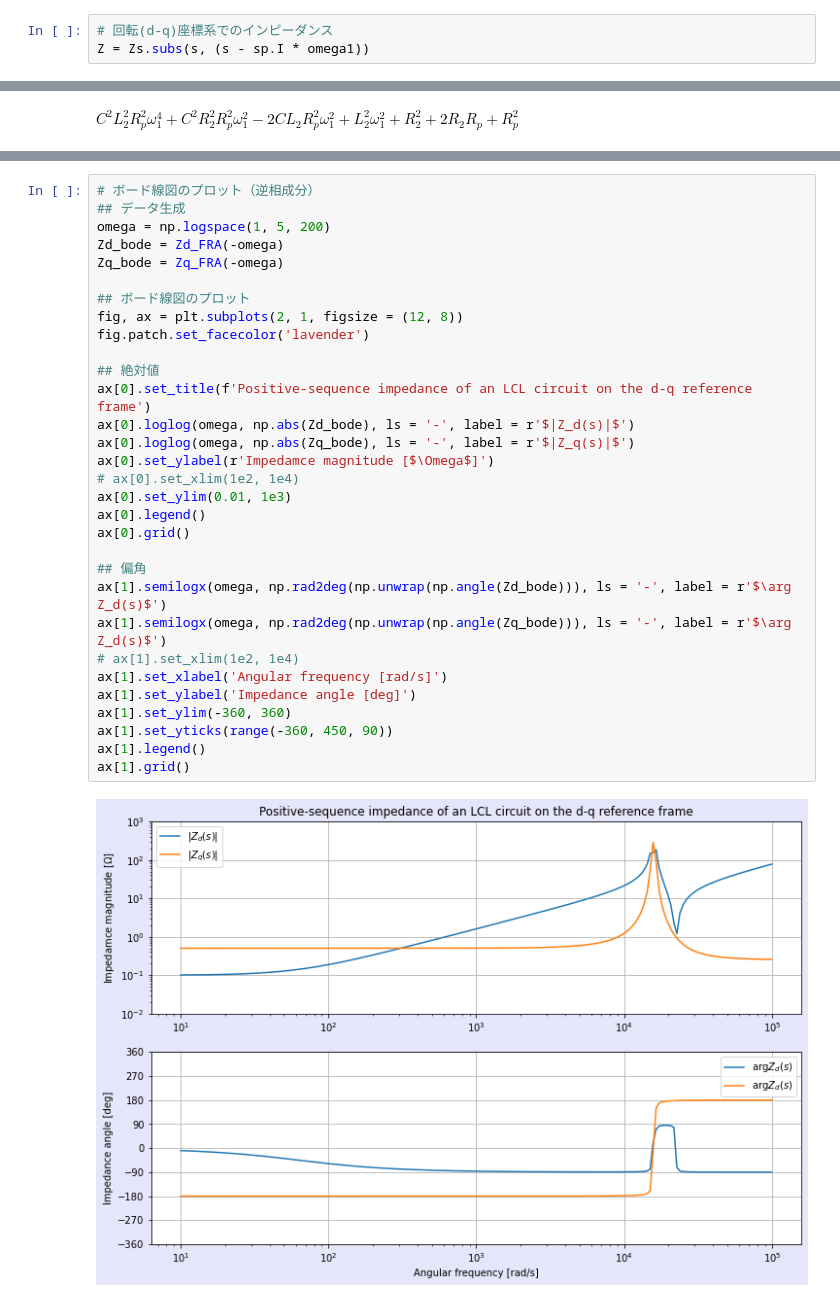
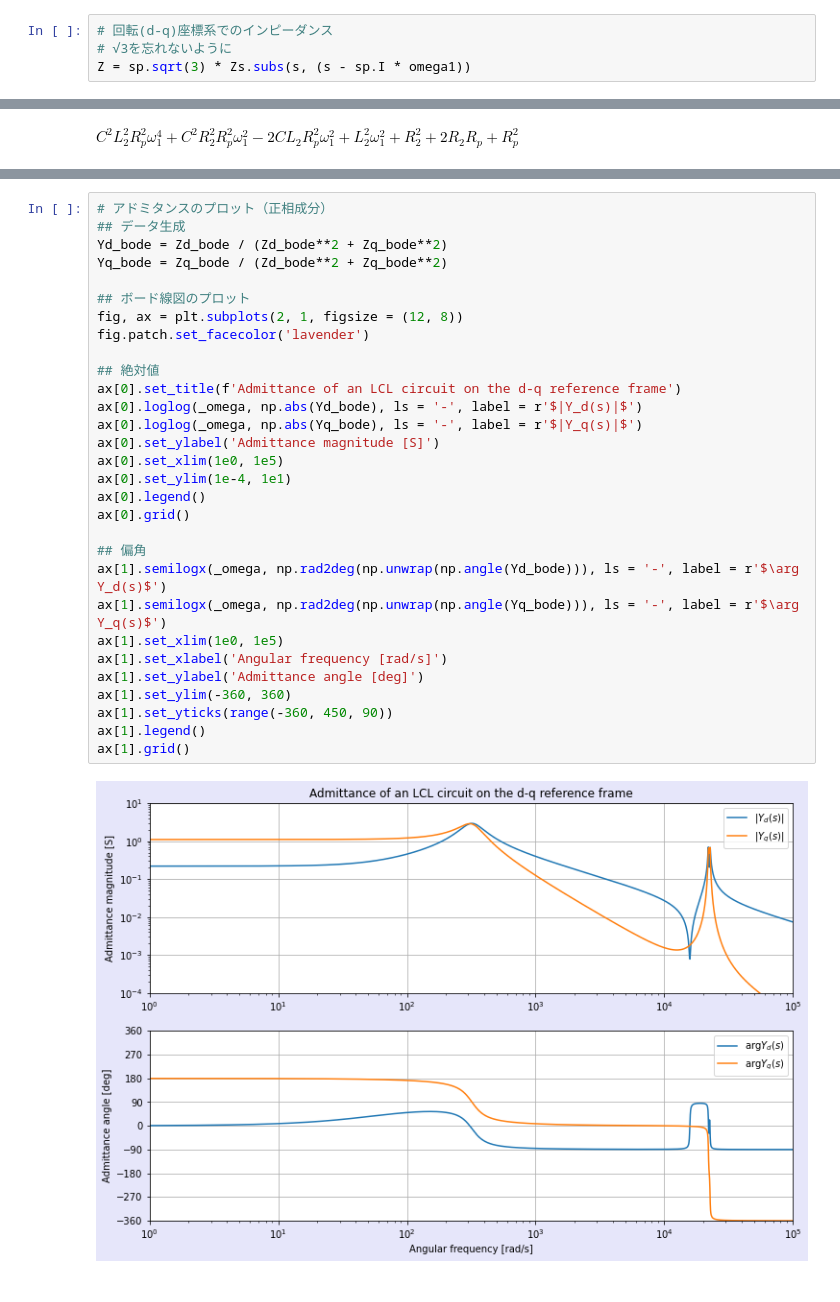
Before and after one commit to RR-Inyo/Zdq-of-LCL, a Jupyter notebook: Zdq-of-LCL.ipynb, the cells around one changed output, grey strips where cells are left out. Saved outputs shown, nothing was run; the diff lists cells and outputs as text.

```diff
--- a/Zdq-of-LCL.ipynb
+++ b/Zdq-of-LCL.ipynb
@@ -38,4 +38,5 @@ Zs.ratsimp().collect(s)
 $\displaystyle L_{1} s + R_{1} + \frac{L_{2} R_{p} s + R_{2} R_{p}}{C L_{2} R_{p} s^{2} + R_{2} + R_{p} + s \left(C R_{2} R_{p} + L_{2}\right)}$
 # %%
 # 回転(d-q)座標系でのインピーダンス
-Z = Zs.subs(s, (s - sp.I * omega1))
+# √3を忘れないように
+Z = sp.sqrt(3) * Zs.subs(s, (s - sp.I * omega1))
@@ -245,33 +267,32 @@ ax[1].grid()
 # %%
-# ボード線図のプロット（逆相成分）
+# アドミタンスのプロット（正相成分）
 ## データ生成
-omega = np.logspace(1, 5, 200)
-Zd_bode = Zd_FRA(-omega)
-Zq_bode = Zq_FRA(-omega)
+Yd_bode = Zd_bode / (Zd_bode**2 + Zq_bode**2)
+Yq_bode = Zq_bode / (Zd_bode**2 + Zq_bode**2)
 
 ## ボード線図のプロット
 fig, ax = plt.subplots(2, 1, figsize = (12, 8))
 fig.patch.set_facecolor('lavender')
 
 ## 絶対値
-ax[0].set_title(f'Positive-sequence impedance of an LCL circuit on the d-q reference frame')
-ax[0].loglog(omega, np.abs(Zd_bode), ls = '-', label = r'$|Z_d(s)|$')
-ax[0].loglog(omega, np.abs(Zq_bode), ls = '-', label = r'$|Z_q(s)|$')
-ax[0].set_ylabel(r'Impedamce magnitude [$\Omega$]')
-# ax[0].set_xlim(1e2, 1e4)
-ax[0].set_ylim(0.01, 1e3)
+ax[0].set_title(f'Admittance of an LCL circuit on the d-q reference frame')
+ax[0].loglog(_omega, np.abs(Yd_bode), ls = '-', label = r'$|Y_d(s)|$')
+ax[0].loglog(_omega, np.abs(Yq_bode), ls = '-', label = r'$|Y_q(s)|$')
+ax[0].set_ylabel('Admittance magnitude [S]')
+ax[0].set_xlim(1e0, 1e5)
+ax[0].set_ylim(1e-4, 1e1)
 ax[0].legend()
 ax[0].grid()
 
 ## 偏角
-ax[1].semilogx(omega, np.rad2deg(np.unwrap(np.angle(Zd_bode))), ls = '-', label = r'$\arg Z_d(s)$')
-ax[1].semilogx(omega, np.rad2deg(np.unwrap(np.angle(Zq_bode))), ls = '-', label = r'$\arg Z_d(s)$')
-# ax[1].set_xlim(1e2, 1e4)
+ax[1].semilogx(_omega, np.rad2deg(np.unwrap(np.angle(Yd_bode))), ls = '-', label = r'$\arg Y_d(s)$')
+ax[1].semilogx(_omega, np.rad2deg(np.unwrap(np.angle(Yq_bode))), ls = '-', label = r'$\arg Y_q(s)$')
+ax[1].set_xlim(1e0, 1e5)
 ax[1].set_xlabel('Angular frequency [rad/s]')
-ax[1].set_ylabel('Impedance angle [deg]')
+ax[1].set_ylabel('Admittance angle [deg]')
 ax[1].set_ylim(-360, 360)
 ax[1].set_yticks(range(-360, 450, 90))
 ax[1].legend()
 ax[1].grid()
 # %% [output]
-[figure, old version]
+[figure, new version]
```
Also changed, not shown: parts of 22 cells of this notebook.
